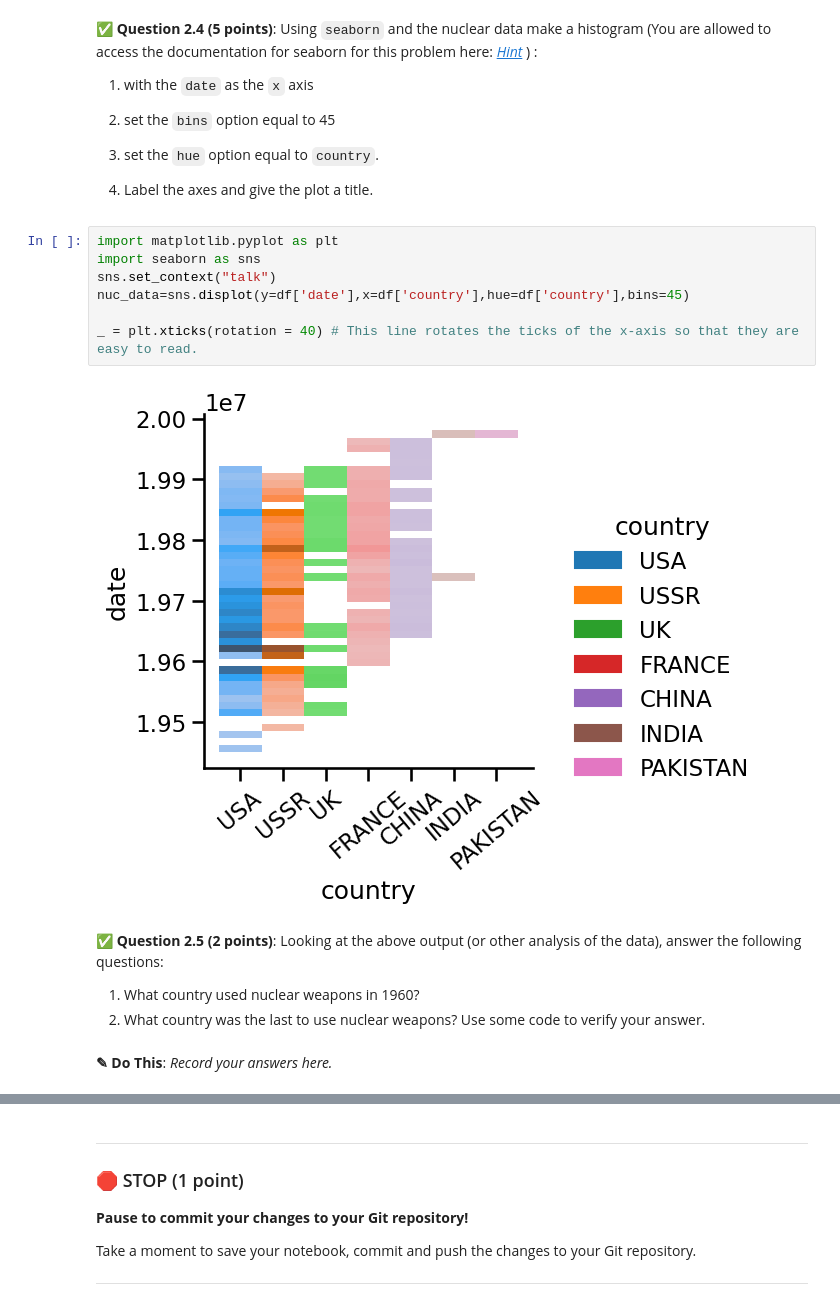
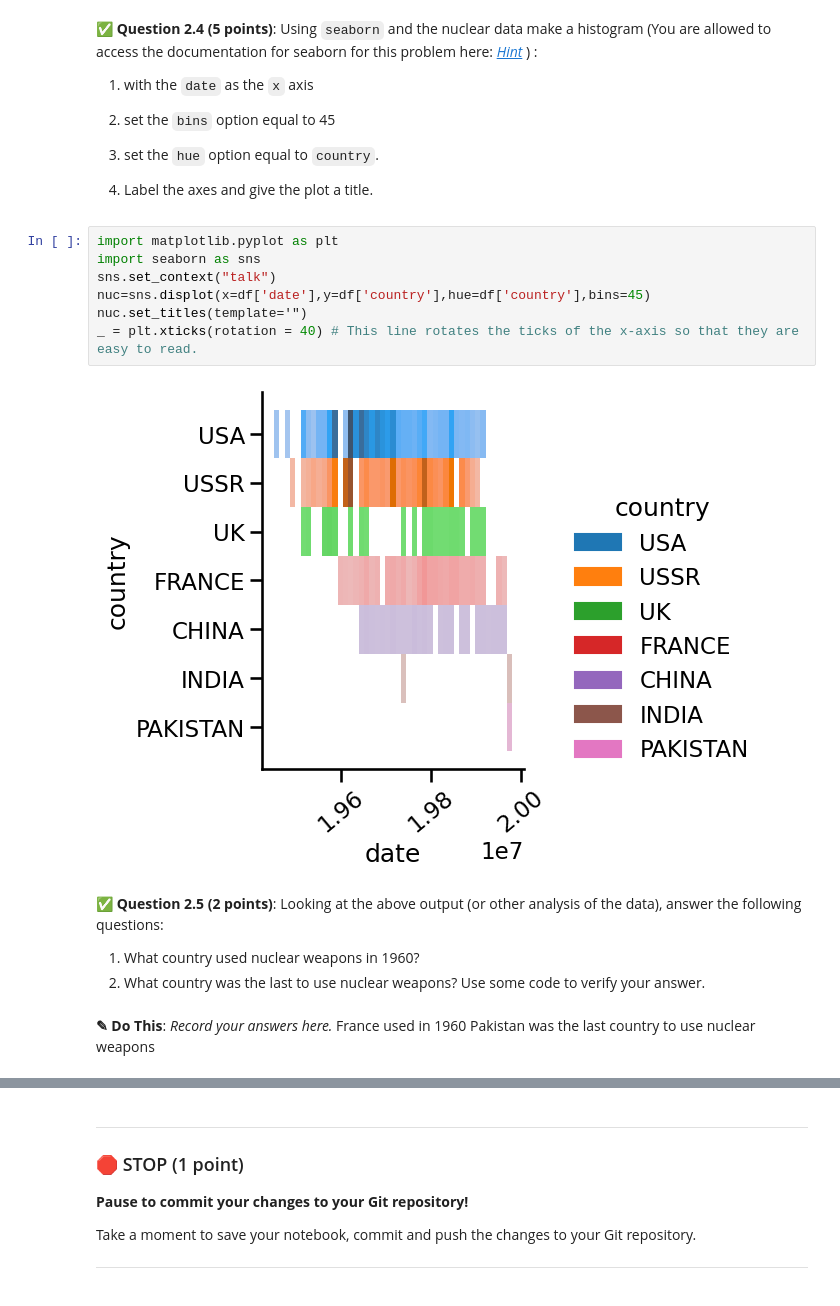
Before and after one commit to ilanberen/CMSE202-s26-turnin, a Jupyter notebook: midterm/CMSE202-Midterm-Section001-STUDENT-S26.ipynb, the cells around one changed output, grey strips where cells are left out. Cells and saved outputs as stored; diff of their text form.

```diff
--- a/midterm/CMSE202-Midterm-Section001-STUDENT-S26.ipynb
+++ b/midterm/CMSE202-Midterm-Section001-STUDENT-S26.ipynb
@@ -170,12 +165,12 @@ Name: count, dtype: int64
 # %%
 import matplotlib.pyplot as plt
 import seaborn as sns
 sns.set_context("talk")
-nuc_data=sns.displot(y=df['date'],x=df['country'],hue=df['country'],bins=45)
-
+nuc=sns.displot(x=df['date'],y=df['country'],hue=df['country'],bins=45)
+nuc.set_titles(template='")
 _ = plt.xticks(rotation = 40) # This line rotates the ticks of the x-axis so that they are easy to read.
 # %% [output]
-[figure, old version]
+[figure, new version]
 # %% [markdown]
 &#9989; **Question 2.5 (2 points)**: Looking at the above output (or other analysis of the data), answer the following questions:
 
@@ -183,5 +178,7 @@ _ = plt.xticks(rotation = 40) # This line rotates the ticks of the x-axis so tha
 2. What country was the last to use nuclear weapons? Use some code to verify your answer.
 # %% [markdown]
 **<font size=+3>&#9998;</font> Do This**: *Record your answers here.*
+France used in 1960
+Pakistan was the last country to use nuclear weapons
 # %%
 # put your code here
```
Also changed, not shown: parts of 2 cells of this notebook.
